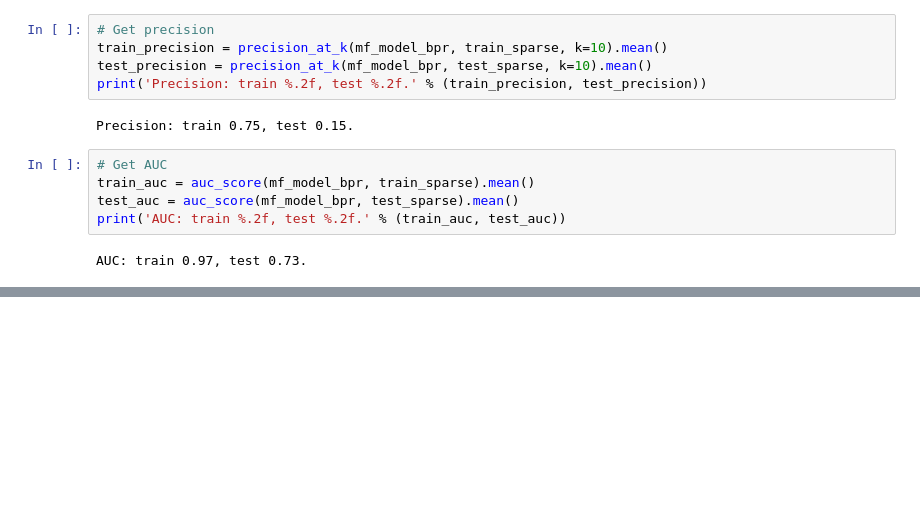
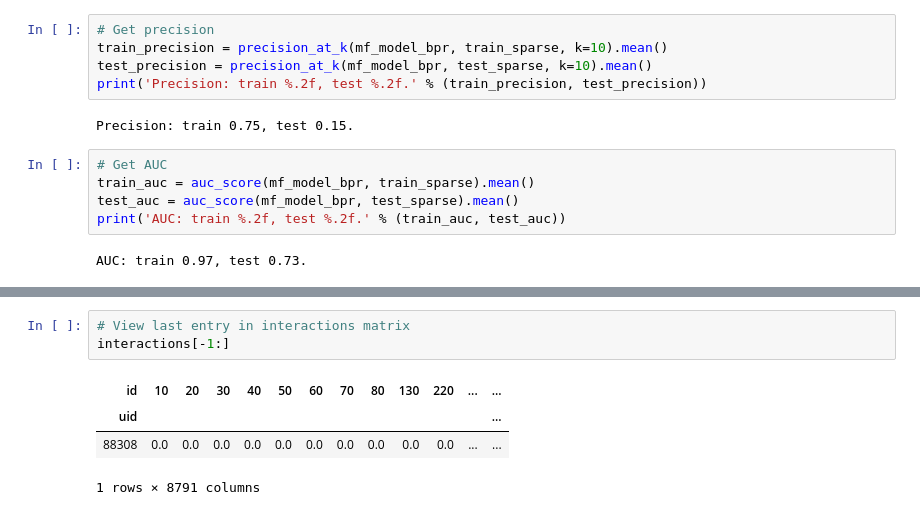
Before and after one commit to nadinezab/video-game-recs, a Jupyter notebook: 4-Modelling.ipynb, the cells around one changed output, grey strips where cells are left out. Saved outputs shown, nothing was run; the diff lists cells and outputs as text; blank space fills up the shorter version.

```diff
--- a/4-Modelling.ipynb
+++ b/4-Modelling.ipynb
@@ -184,0 +228,8 @@ rec_list = sample_recommendation_user(model = mf_model,
+# %%
+# View last entry in interactions matrix
+interactions[-1:]
+# %% [output]
+| id | 10 | 20 | 30 | 40 | 50 | 60 | 70 | 80 | 130 | 220 | ... | ... |
+| uid |  |  |  |  |  |  |  |  |  |  |  | ... |
+| 88308 | 0.0 | 0.0 | 0.0 | 0.0 | 0.0 | 0.0 | 0.0 | 0.0 | 0.0 | 0.0 | ... | ... |
+1 rows × 8791 columns
```
Also changed, not shown: parts of 27 cells of this notebook.
